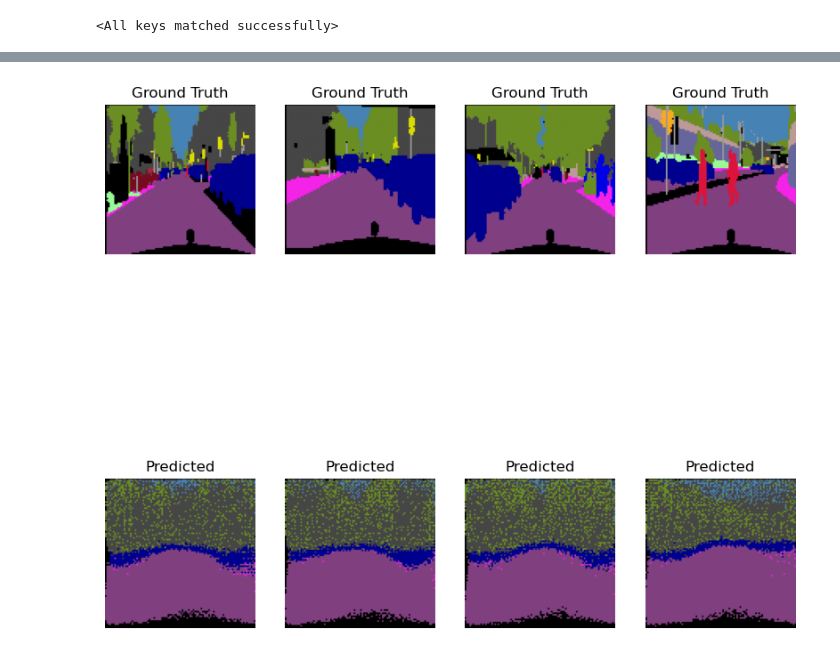
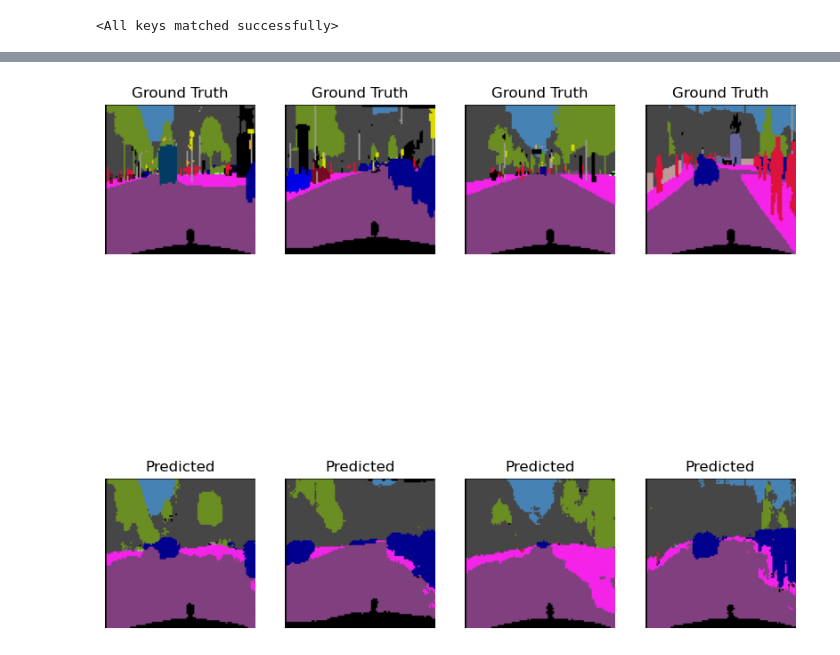
Before and after one commit to severinlindenmann/segmentation-of-streets-and-cars, a Jupyter notebook: train/train_segnet.ipynb, the cells around one changed output, grey strips where cells are left out. Saved outputs shown, nothing was run; the diff lists cells and outputs as text; code cells hidden in the pictures.

```diff
--- a/train/train_segnet.ipynb
+++ b/train/train_segnet.ipynb
@@ -15,17 +15,17 @@ import torch.nn as nn
 # print("Device name:", torch.cuda.get_device_name())
 # %%
 #loading training and validation datasets, test dataset doesn't have annotations so we will use split traning data into train and test data
-train_label_data_path  = 'cityscapes/gtFine/train'
+train_label_data_path  = '/Users/finnschurmann/AI_Gruppenprojekt/gtFine_trainvaltest/gtFine/train'
 
 train_labels = sorted(glob.glob(train_label_data_path+"/*/*_labelIds.png"))
 
-valid_label_data_path  = 'cityscapes/gtFine/val'
+valid_label_data_path  = '/Users/finnschurmann/AI_Gruppenprojekt/gtFine_trainvaltest/gtFine/val'
 valid_labels = sorted(glob.glob(valid_label_data_path+"/*/*_labelIds.png"))
 
-train_img_path  = 'cityscapes/leftImg8bit/train'
+train_img_path  = '/Users/finnschurmann/AI_Gruppenprojekt/leftImg8bit_trainvaltest/leftImg8bit/train'
 train_inp = sorted(glob.glob(train_img_path+"/*/*.png"))
 
-valid_img_path  = 'cityscapes/leftImg8bit/val'
+valid_img_path  = '/Users/finnschurmann/AI_Gruppenprojekt/leftImg8bit_trainvaltest/leftImg8bit/val'
 valid_inp = sorted(glob.glob(valid_img_path+"/*/*.png"))
 # %%
 from collections import namedtuple
@@ -214,6 +240,8 @@ def gen_mask_train(x,label_dic,s1=96,s2=96):
   return torch.tensor(mask)
 # %%
 def split_dataset (train_inp, train_labels, valid_inp, valid_labels):
+
+  '''Function spilts the dataset into train, validation and test datasets'''
 
   train = []
   for x in zip(train_inp,train_labels):
@@ -236,7 +264,3 @@ def split_dataset (train_inp, train_labels, valid_inp, valid_labels):
   return train_dataset, valid_dataset, test_dataset
 
 train_dataset, valid_dataset, test_dataset = split_dataset (train_inp, train_labels, valid_inp, valid_labels)
-
-print(len(train_dataset))
-print(len(valid_dataset))
-print(len(test_dataset))
@@ -646,7 +797,7 @@ Error:
 # Visualize the results on test dataset
 # %%
 #load the best model
-net.load_state_dict(torch.load('net_epoch0.pth'))
+net.load_state_dict(torch.load('net_epoch20.pth'))
 # %% [output]
 <All keys matched successfully>
 # %%
@@ -667,20 +821,27 @@ net.eval()
 with torch.no_grad():
   y_pred = net(img)
 # %%
-fig = plt.figure(figsize = (10,10))
+# Create a figure with a specified size
+fig = plt.figure(figsize=(10, 10))
 
-for i in range(11,15):
-  ax = fig.add_subplot(2, n_images, i-10)
-  visualization = visual_label(mask[i,:,:].cpu().numpy(),labels_used)
-  ax.imshow(visualization)
-  ax.set_title('Ground Truth')
-  ax.axis('off')
+# Iterate over a range of indices (11 to 14)
+for i in range(11, 15):
+    # Plot the Ground Truth Mask
+    ax = fig.add_subplot(2, 4, i - 10)
+    ground_truth_visualization = visual_label(mask[i, :, :].cpu().numpy(), labels_used)
+    ax.imshow(ground_truth_visualization)
+    ax.set_title('Ground Truth')
+    ax.axis('off')
 
-  ax = fig.add_subplot(2, n_images, i-6)
-  y_test = y_pred.permute(0,2,3,1)[i,:,:,:].cpu().numpy()
-  visual_test = visual_label(np.argmax(y_test,axis=2),labels_used)
-  ax.imshow(visual_test)
-  ax.set_title('Predicted')
-  ax.axis('off')
+    # Plot the Predicted Mask
+    ax = fig.add_subplot(2, 4, i - 6)
+    y_test = y_pred.permute(0, 2, 3, 1)[i, :, :, :].cpu().numpy()
+    predicted_visualization = visual_label(np.argmax(y_test, axis=2), labels_used)
+    ax.imshow(predicted_visualization)
+    ax.set_title('Predicted')
+    ax.axis('off')
+
+# Display the figure
+plt.show()
 # %% [output]
-[figure, old version]
+[figure, new version]
```
Also changed, not shown: parts of 27 cells of this notebook.
